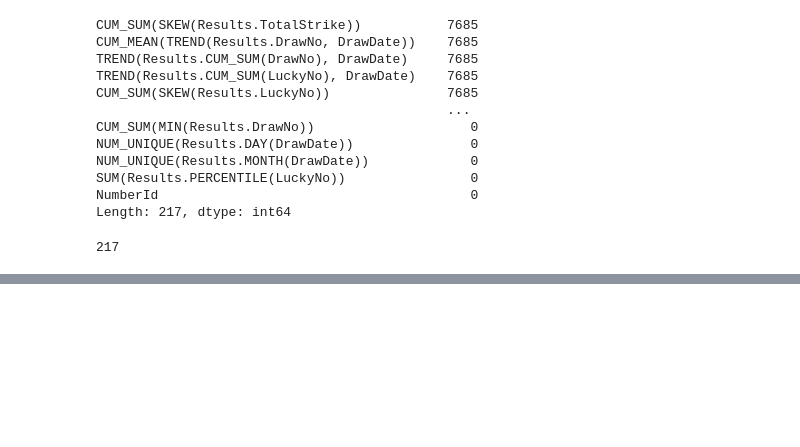
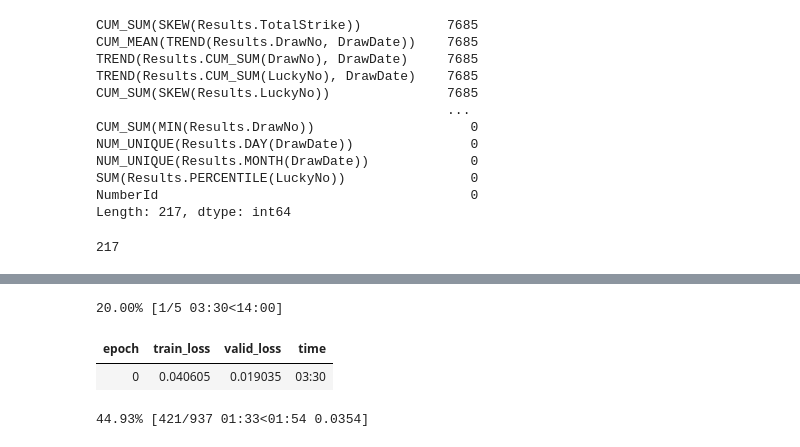
Before and after one commit to mengwangk/dl-projects, a Jupyter notebook: 04_15_dl_tabular_01.ipynb, the cells around one changed output, grey strips where cells are left out. Drawn from its saved outputs; the diff is of its cells as text; code cells hidden in the pictures; blank space fills up the shorter version.

```diff
--- a/04_15_dl_tabular_01.ipynb
+++ b/04_15_dl_tabular_01.ipynb
@@ -340,0 +355,7 @@ dls.show_batch()
+# %%
+learn.fit_one_cycle(5, 1e-3)
+# %% [output]
+20.00% [1/5 03:30<14:00]
+| epoch | train_loss | valid_loss | time |
+| 0 | 0.040605 | 0.019035 | 03:30 |
+44.93% [421/937 01:33<01:54 0.0354]
```
Also changed, not shown: parts of 13 cells of this notebook.
